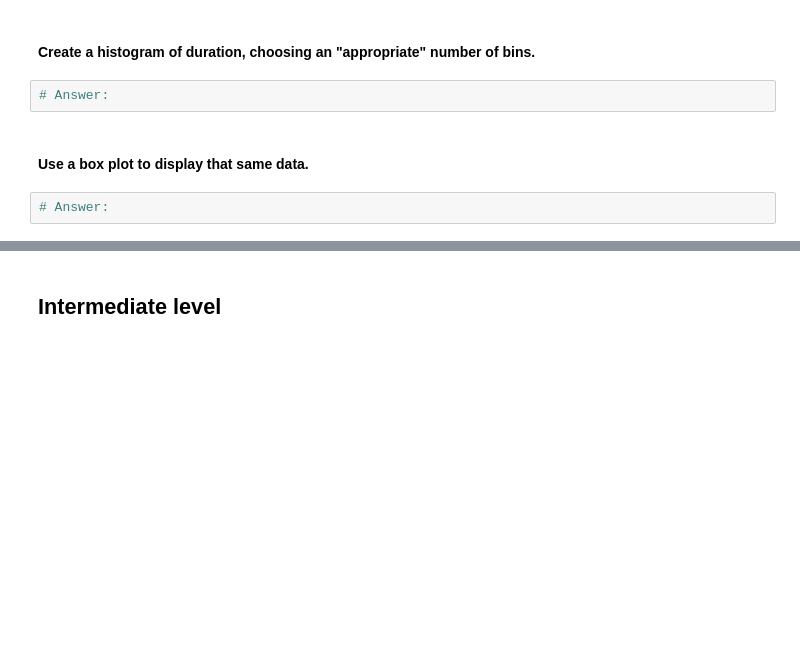
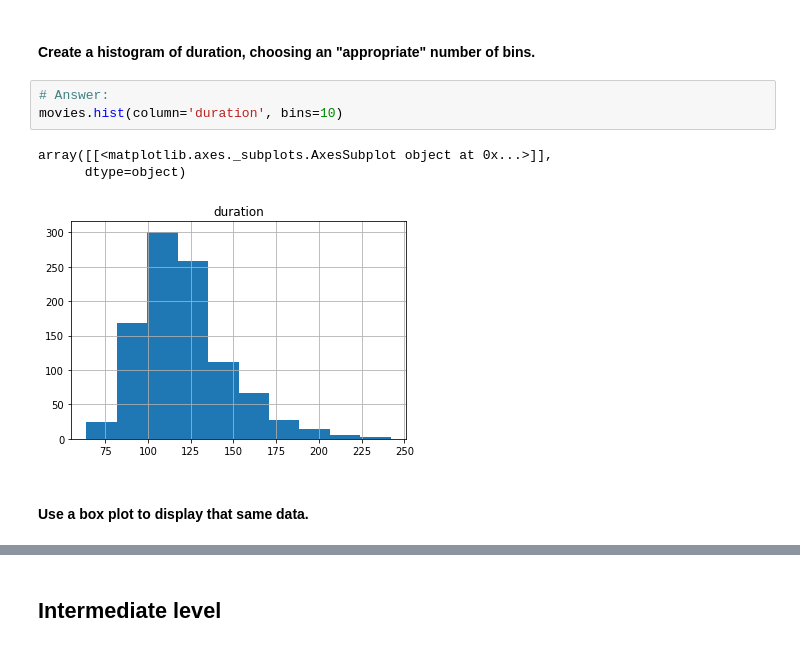
Before and after one commit to lpiscit2/luke_piscitelli_unit2_project, a Jupyter notebook: imdb.ipynb, the cells around one changed output, grey strips where cells are left out. Drawn from its saved outputs; the diff is of its cells as text; blank space fills up the shorter version.

```diff
--- a/imdb.ipynb
+++ b/imdb.ipynb
@@ -52,8 +109,11 @@ movies.head()
 # %% [markdown]
 #### Create a histogram of duration, choosing an "appropriate" number of bins.
-# %%
-# Answer:
+# %%
+# Answer:
+movies.hist(column='duration', bins=10)
+# %% [output]
+array([[<matplotlib.axes._subplots.AxesSubplot object at 0x...>]],
+      dtype=object)
+[figure, added]
 # %% [markdown]
 #### Use a box plot to display that same data.
-# %%
-# Answer:
```
Also changed, not shown: parts of 54 cells of this notebook.
